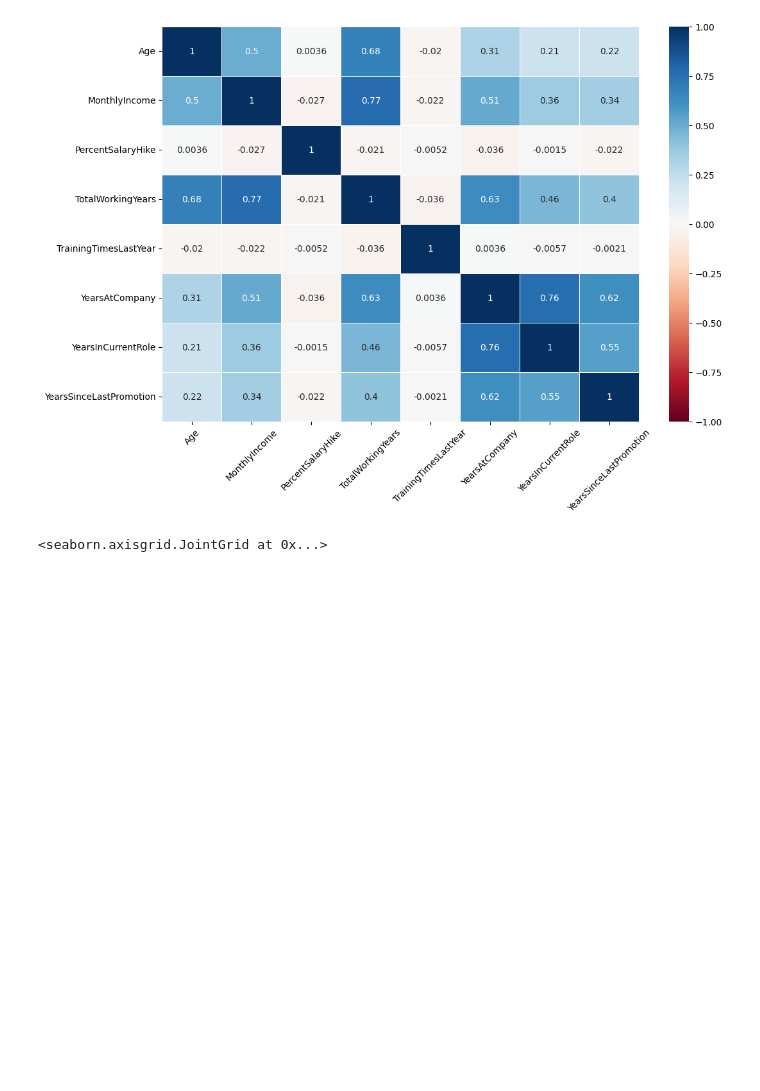
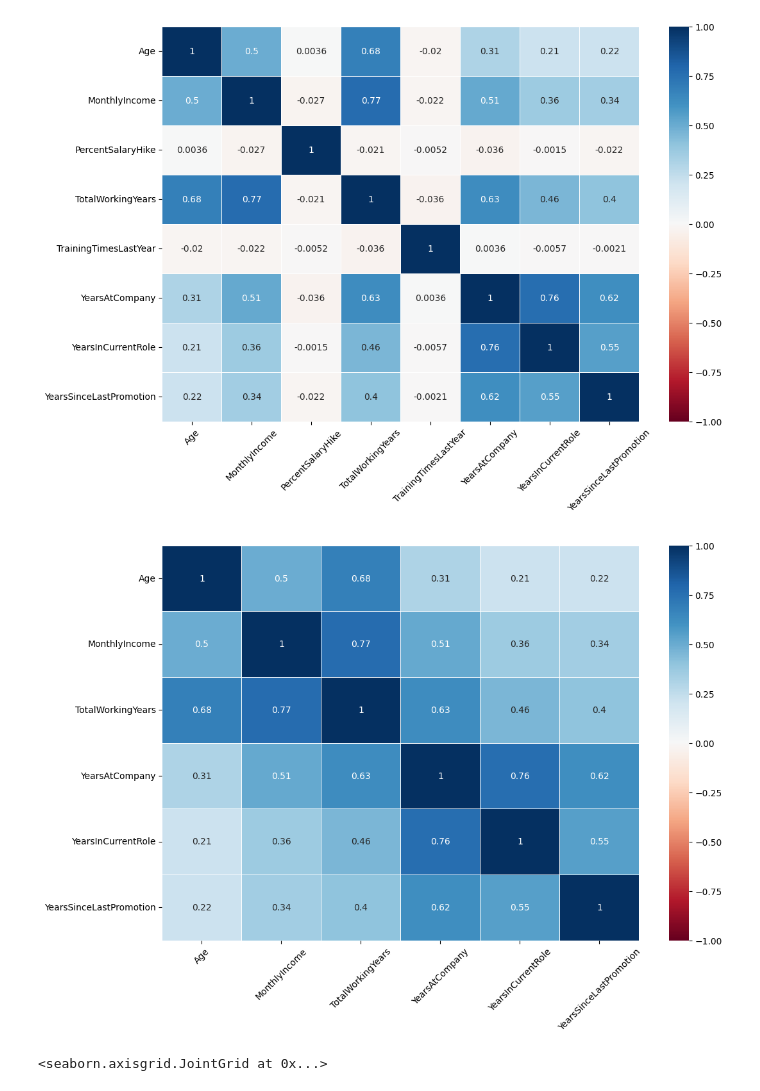
Before and after one commit to rafamd1/EDA_MI_SUELDO_Y_YO, a Jupyter notebook: EDA RM.ipynb, the cells around one changed output. Cells and saved outputs as stored; diff of their text form; code cells hidden in the pictures; blank space fills up the shorter version.

```diff
--- a/EDA RM.ipynb
+++ b/EDA RM.ipynb
@@ -744,6 +744,18 @@ sns.heatmap(df2.corr(numeric_only=True),vmin=-1, vmax=1, center=0,
 plt.xticks(rotation = 45);
 # %% [output]
 [figure]
+# %%
+columnas_redundantes3= ['TrainingTimesLastYear', 'PercentSalaryHike']
+
+df5= df2.drop(columnas_redundantes3, axis=1)
+# %%
+plt.figure(figsize=(12,8))
+sns.heatmap(df5.corr(numeric_only=True),vmin=-1, vmax=1, center=0,
+            cmap='RdBu',
+            linewidths=.5, annot=True);
+plt.xticks(rotation = 45);
+# %% [output]
+[figure, added]
 # %%
 f, axes = plt.subplots(figsize = (10,7), sharex=True)
 sns.scatterplot(data=df1, x='YearsAtCompany', y="MonthlyIncome")
```
Also changed, not shown: parts of 1 cell of this notebook, 1 other file.
